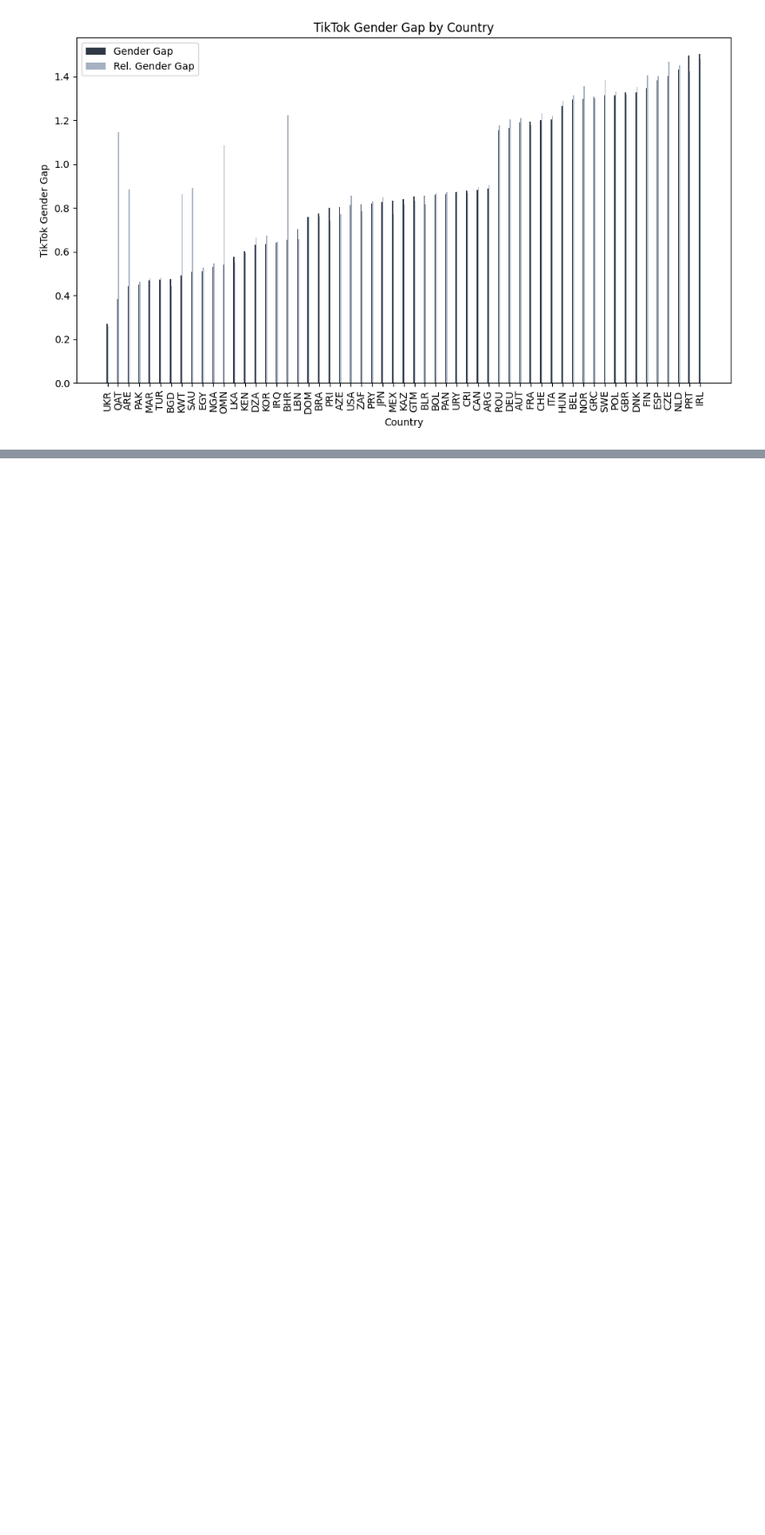
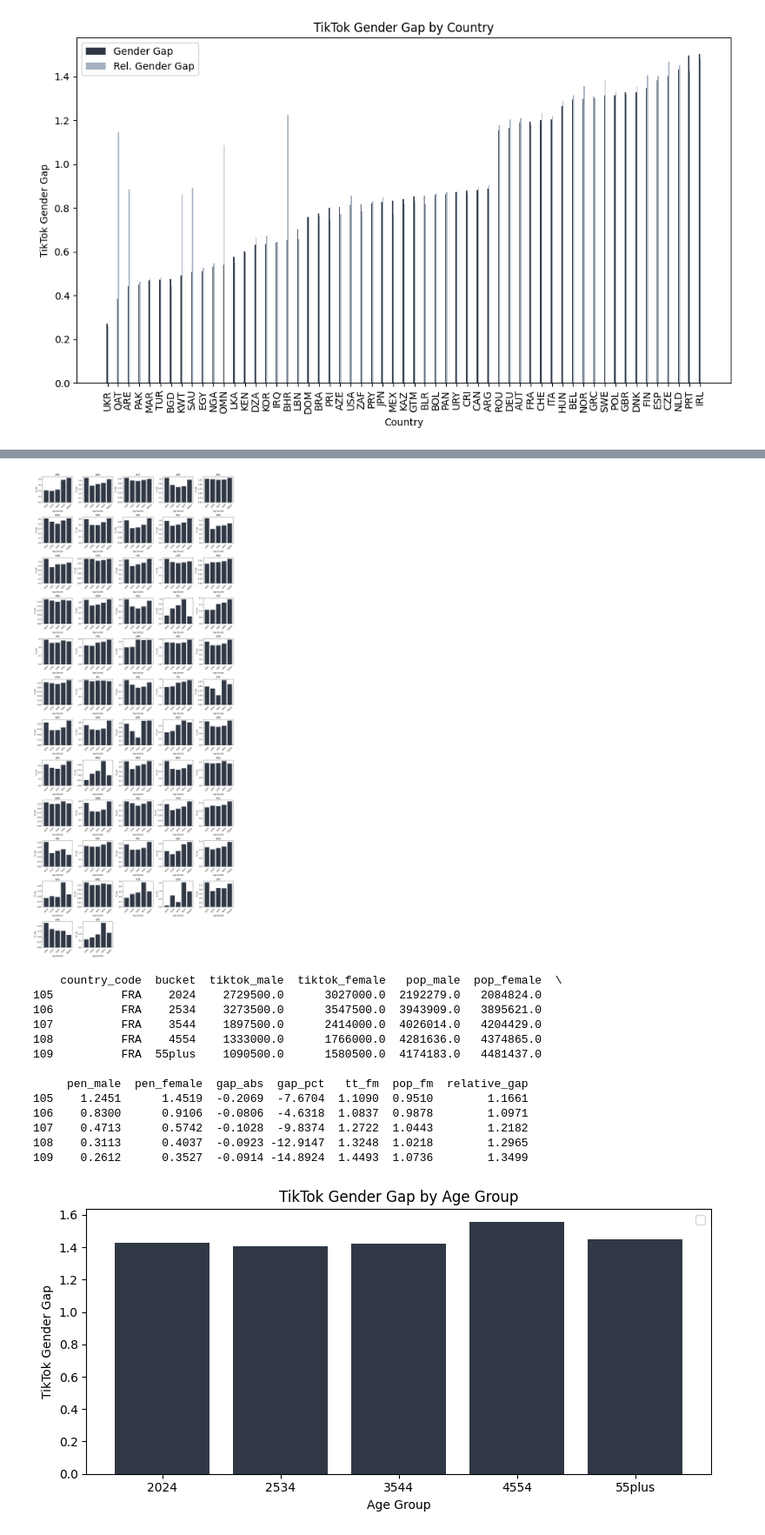
Before and after one commit to hschwed/PDSAI, a Jupyter notebook: poster_input/analyses.ipynb, the cells around one changed output, grey strips where cells are left out. Shown at 87% size. Drawn from its saved outputs; the diff is of its cells as text; code cells hidden in the pictures; blank space fills up the shorter version.

Commit message:
add country age graphs

```diff
--- a/poster_input/analyses.ipynb
+++ b/poster_input/analyses.ipynb
@@ -118,21 +118,27 @@ mapping = {
     'pop_total':        ('Total', 'Population'),
     'tt_fm':            ('Total', 'TikTok Gender Gap'),
     #'pop_fm':           ('Total', 'Population Gender Gap'),
-    'gap_index':        ('Total', 'Relative Gender Gap'),
+    'relative_gap':        ('Total', 'Relative Gender Gap'),
 }
 
 # Subset and rename for LaTeX-ready table
 rows = []
 for var, (gender, label) in mapping.items():
-    row = tbl[tbl['Variable'] == var].iloc[0]
+    row = tbl[tbl['Variable'] == var].iloc[0].copy()
+
+    n = f"{int(round(row['count'])):,}"
+    mean = f"{row['mean']:,.2f}"
+    if var.startswith('pen_'):
+        row[['mean', 'std', 'min', 'max']] *= 100
+
     rows.append({
         'Gender': gender,
         'Variable': label,
         'N': f"{int(round(row['count'])):,}",
         'Mean': f"{row['mean']:,.2f}",
-        'SD': f"{row['std']:,.2f}",
-        'Min': f"{row['min']:,.2f}",
-        'Max': f"{row['max']:,.2f}",
+        'SD': f"{row['std']:,.2f}" if pd.notna(row['std']) else '',
+        'Min': f"{row['min']:,.2f}" if pd.notna(row['min']) else '',
+        'Max': f"{row['max']:,.2f}" if pd.notna(row['max']) else '',
     })
 
 # Create clean DataFrame
@@ -145,7 +151,6 @@ latex_df['Gender'] = latex_df['Gender'].mask(latex_df['Gender'].duplicated(), ''
 latex_str = latex_df.to_latex(
     index=False,
     column_format='l l r r r r r',
-    float_format="%.2f",
     escape=False,
     header=['Gender', 'Variable', 'N', 'Mean', 'SD', 'Min', 'Max']
 )
@@ -329,0 +343,55 @@ Avg amount TikTok estimates higher than population w/o Outlier: 6,361,195.43
+# %%
+# bar charts per group fm ratio for PAK, FRA, NLD
+import pandas as pd
+import matplotlib.pyplot as plt
+import numpy as np
+
+# Load your data
+df = pd.read_csv("../outputs/penetration_by_country.csv")
+#df = df[df["country_code"].isin(["PAK","FRA","NLD"])]
+# Get unique countries
+countries = df['country_code'].unique()
+
+# Calculate grid dimensions
+n_countries = len(countries)
+cols = 5  # or adjust based on your preference
+rows = int(np.ceil(n_countries / cols))
+
+# Create subplots
+fig, axes = plt.subplots(rows, cols, figsize=(15, 3*rows))
+axes = axes.flatten() if n_countries > 1 else [axes]
+
+# Create bar chart for each country
+for i, country in enumerate(countries):
+    country_data = df[df['country_code'] == country]
+
+    axes[i].bar(country_data['bucket'], country_data['tt_fm'],color='#303845')
+    axes[i].set_title(f'{country}')
+    axes[i].set_xlabel('Age Bucket')
+    axes[i].set_ylabel('TT_FM')
+    axes[i].tick_params(axis='x', rotation=45)
+
+# Hide empty subplots
+for i in range(n_countries, len(axes)):
+    axes[i].set_visible(False)
+
+plt.tight_layout()
+plt.show()
+
+# select NLD, relatively equal above 1, QAT below 1, lower gap in older, DE relatively equal,
+# %% [output]
+[figure, added]
+    country_code  bucket  tiktok_male  tiktok_female   pop_male  pop_female  \
+105          FRA    2024    2729500.0      3027000.0  2192279.0   2084824.0
+106          FRA    2534    3273500.0      3547500.0  3943909.0   3895621.0
+107          FRA    3544    1897500.0      2414000.0  4026014.0   4204429.0
+108          FRA    4554    1333000.0      1766000.0  4281636.0   4374865.0
+109          FRA  55plus    1090500.0      1580500.0  4174183.0   4481437.0
+
+     pen_male  pen_female  gap_abs  gap_pct   tt_fm  pop_fm  relative_gap
+105    1.2451      1.4519  -0.2069  -7.6704  1.1090  0.9510        1.1661
+106    0.8300      0.9106  -0.0806  -4.6318  1.0837  0.9878        1.0971
+107    0.4713      0.5742  -0.1028  -9.8374  1.2722  1.0443        1.2182
+108    0.3113      0.4037  -0.0923 -12.9147  1.3248  1.0218        1.2965
+109    0.2612      0.3527  -0.0914 -14.8924  1.4493  1.0736        1.3499
+[figure, added]
```
Also changed, not shown: parts of 5 cells of this notebook, 4 other files.
